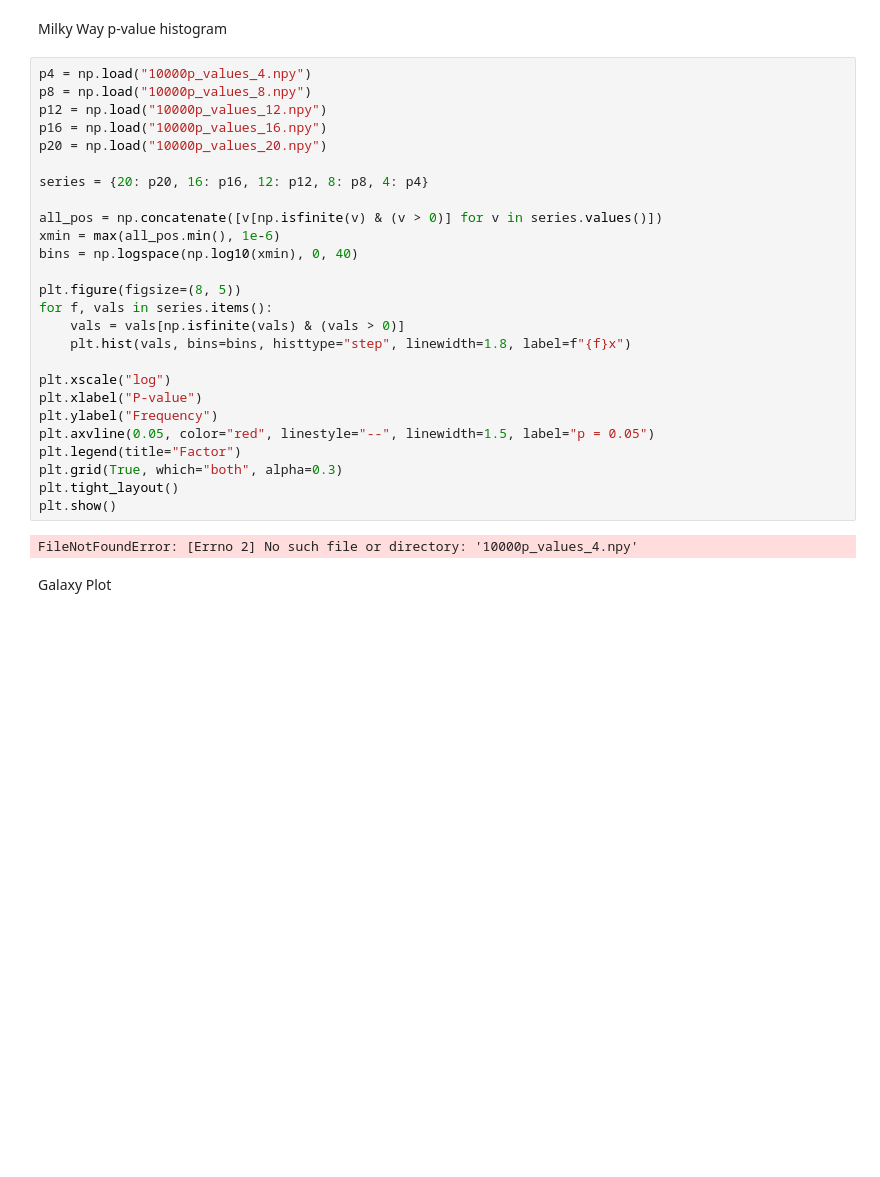
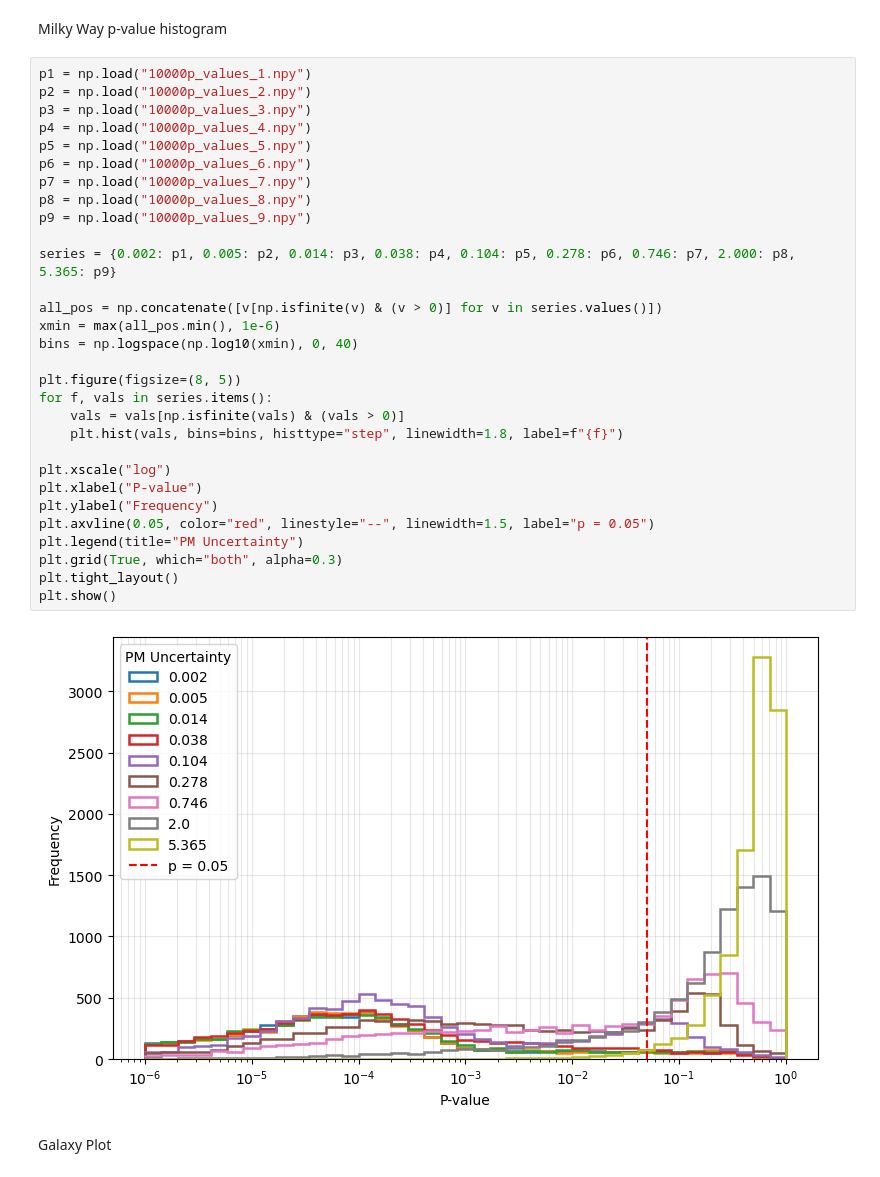
Before and after one commit to HaydenTedrake/HPV_project, a Jupyter notebook: Results/Forecast/10000foreCraterII+HVS14.ipynb, the cells around one changed output. Cells and saved outputs as stored; diff of their text form; blank space fills up the shorter version.

```diff
--- a/Results/Forecast/10000foreCraterII+HVS14.ipynb
+++ b/Results/Forecast/10000foreCraterII+HVS14.ipynb
@@ -251,33 +256,37 @@ plt.show()
 # %% [markdown]
 Milky Way p-value histogram
 # %%
+p1 = np.load("10000p_values_1.npy")
+p2 = np.load("10000p_values_2.npy")
+p3 = np.load("10000p_values_3.npy")
 p4 = np.load("10000p_values_4.npy")
+p5 = np.load("10000p_values_5.npy")
+p6 = np.load("10000p_values_6.npy")
+p7 = np.load("10000p_values_7.npy")
 p8 = np.load("10000p_values_8.npy")
-p12 = np.load("10000p_values_12.npy")
-p16 = np.load("10000p_values_16.npy")
-p20 = np.load("10000p_values_20.npy")
+p9 = np.load("10000p_values_9.npy")
 
-series = {20: p20, 16: p16, 12: p12, 8: p8, 4: p4}
+series = {0.002: p1, 0.005: p2, 0.014: p3, 0.038: p4, 0.104: p5, 0.278: p6, 0.746: p7, 2.000: p8, 5.365: p9}
 
 all_pos = np.concatenate([v[np.isfinite(v) & (v > 0)] for v in series.values()])
 xmin = max(all_pos.min(), 1e-6)
 bins = np.logspace(np.log10(xmin), 0, 40)
 
 plt.figure(figsize=(8, 5))
 for f, vals in series.items():
     vals = vals[np.isfinite(vals) & (vals > 0)]
-    plt.hist(vals, bins=bins, histtype="step", linewidth=1.8, label=f"{f}x")
+    plt.hist(vals, bins=bins, histtype="step", linewidth=1.8, label=f"{f}")
 
 plt.xscale("log")
 plt.xlabel("P-value")
 plt.ylabel("Frequency")
 plt.axvline(0.05, color="red", linestyle="--", linewidth=1.5, label="p = 0.05")
-plt.legend(title="Factor")
+plt.legend(title="PM Uncertainty")
 plt.grid(True, which="both", alpha=0.3)
 plt.tight_layout()
 plt.show()
 # %% [output]
-FileNotFoundError: [Errno 2] No such file or directory: '10000p_values_4.npy'
+[figure, added]
 # %% [markdown]
 Galaxy Plot
 # %%
```
Also changed, not shown: parts of 6 cells of this notebook.
